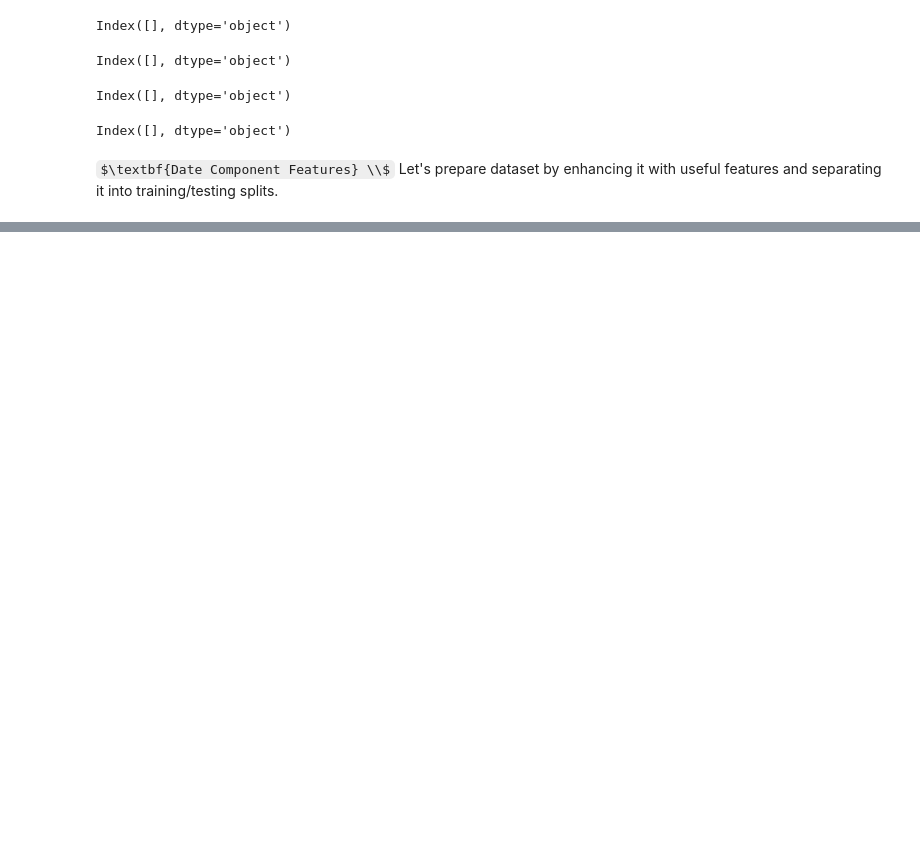
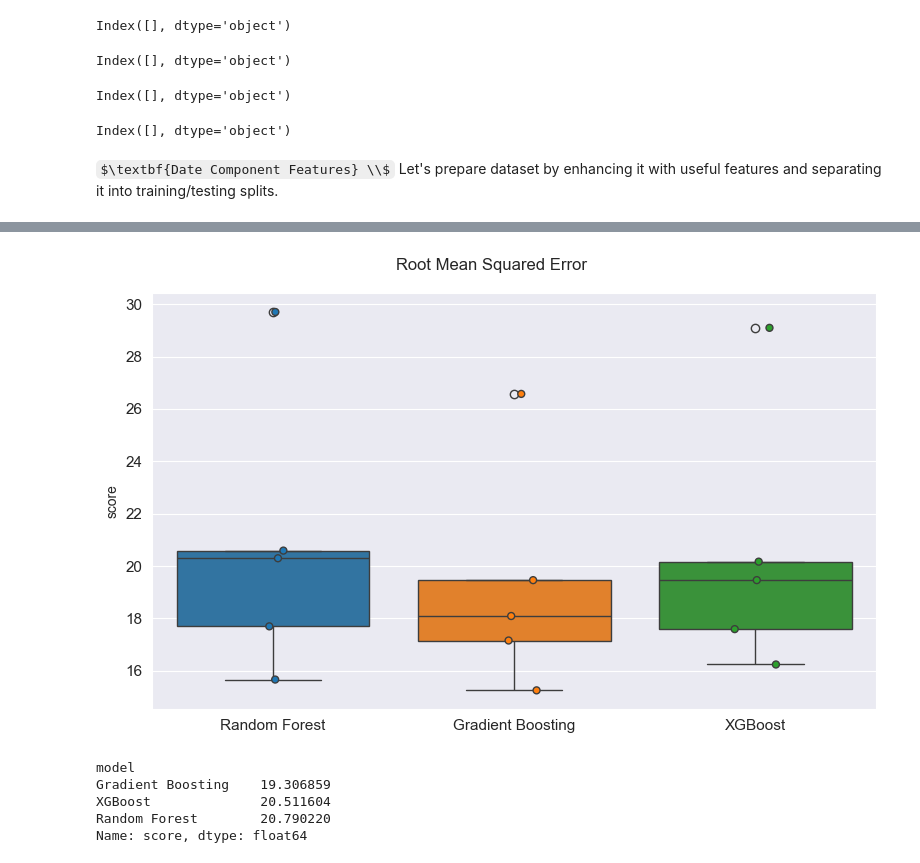
Before and after one commit to PyFon-hub/Masters_Thesis, a Jupyter notebook: Time_Series_Forecasting/Data_Forecasting.ipynb, the cells around one changed output, grey strips where cells are left out. Saved outputs shown, nothing was run; the diff lists cells and outputs as text; code cells hidden in the pictures; some formulas as TeX source; blank space fills up the shorter version.

```diff
--- a/Time_Series_Forecasting/Data_Forecasting.ipynb
+++ b/Time_Series_Forecasting/Data_Forecasting.ipynb
@@ -56,0 +288,48 @@ df = create_features(df)
+# %%
+def get_cross_val_scores(models, x, y, cv, scoring):
+    '''
+    Get cross validated scores for input models.
+
+    Parameters
+    ----------
+        models (dict): Dictionary containing the name of the model and the estimator object.
+        x (DataFrame): A DataFrame containing the feature values to train upon.
+        y (DataFrame): A Series object containing the actual predicted values.
+        cv (CrossValidator or int): The cross-validation technique. An int value will perform k-fold CV.
+        scoring (string): The scoring metric to evaluate the models.
+
+    Return
+    ------
+        results (DataFrame): A DataFrame which contains the results for the CV run.
+    '''
+
+    measurements = [(model_name, i, score)
+                    for model_name, model in models.items()
+                    for i, score in enumerate(-cross_val_score(model, x, y, cv=cv, scoring=scoring, n_jobs=N_JOBS))]
+
+    results = pd.DataFrame(measurements, columns=['model', 'fold', 'score'])
+    return results
+# %%
+cv_results = get_cross_val_scores(models, train_x, train_y, cv=time_series_cv, scoring='neg_root_mean_squared_error')
+# %%
+plt.figure(figsize=(8,5))
+plt.suptitle('Root Mean Squared Error')
+
+cv_metrics_bxplt = sns.boxplot(x='model', y='score', data=cv_results, hue='model')
+cv_metrics_stplt = sns.stripplot(x='model', y='score', hue='model', data=cv_results,
+                                 size=5, jitter=True, linewidth=1, legend=False)
+
+cv_metrics_bxplt.tick_params(labelsize=11)
+cv_metrics_bxplt.set(xlabel=None)
+plt.tight_layout()
+plt.show()
+# %% [output]
+[figure, added]
+# %%
+cv_results.groupby('model').score.mean().sort_values()
+# %% [output]
+model
+Gradient Boosting    19.306859
+XGBoost              20.511604
+Random Forest        20.790220
+Name: score, dtype: float64
```
Also changed, not shown: parts of 47 cells of this notebook, 1 other file.
